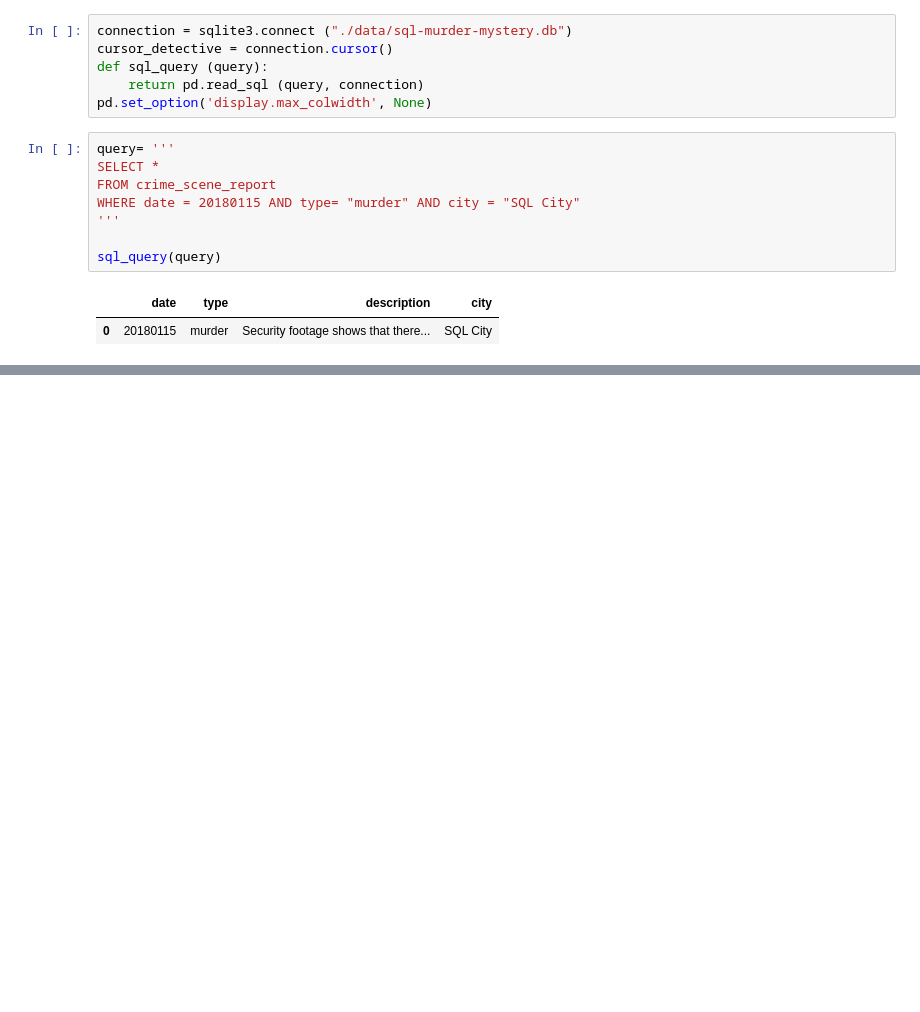
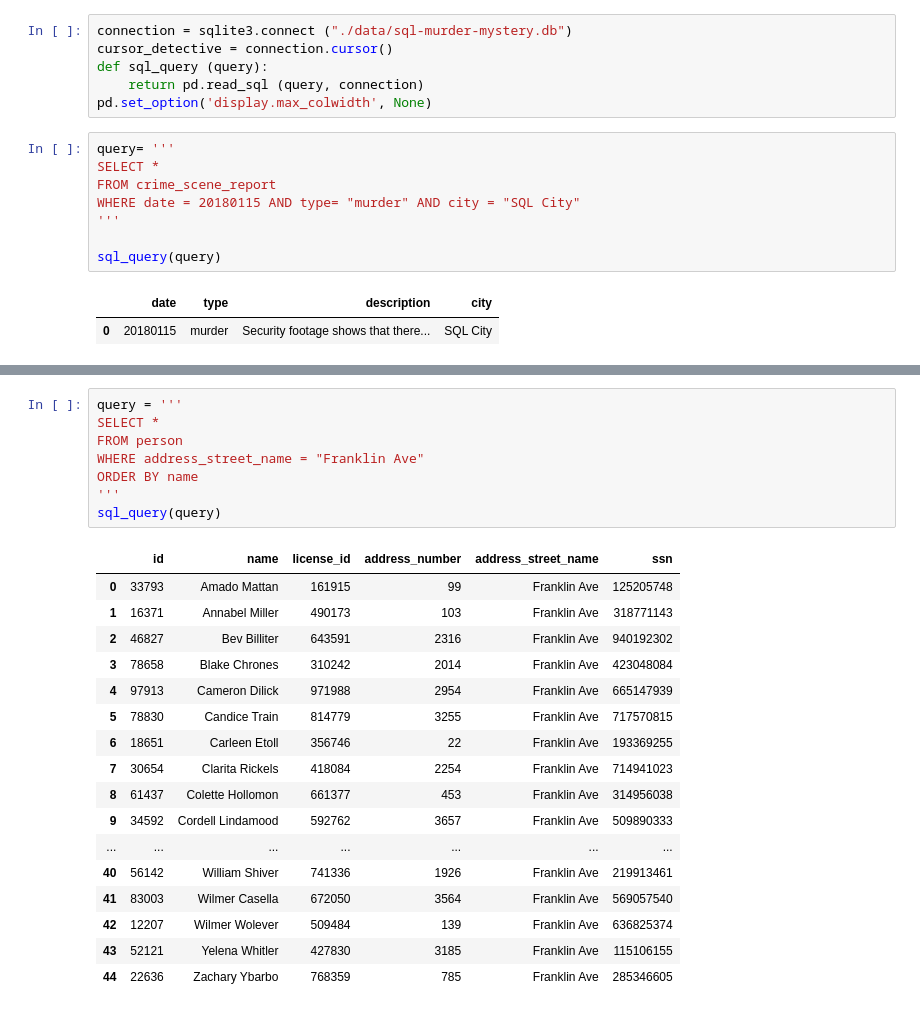
Before and after one commit to javierlopezcervino/DS-ONLINE-JAVIER-LOPEZ, a Jupyter notebook: Team_Challenges/TC_02_Sprint_06_SQL/Parte_I_SQL_Game.ipynb, the cells around one changed output, grey strips where cells are left out. Cells and saved outputs as stored; diff of their text form; blank space fills up the shorter version.

```diff
--- a/Team_Challenges/TC_02_Sprint_06_SQL/Parte_I_SQL_Game.ipynb
+++ b/Team_Challenges/TC_02_Sprint_06_SQL/Parte_I_SQL_Game.ipynb
@@ -61,0 +99,26 @@ sql_query(query)
+# %%
+query = '''
+SELECT *
+FROM person
+WHERE address_street_name = "Franklin Ave"
+ORDER BY name
+'''
+sql_query(query)
+# %% [output]
+|  | id | name | license_id | address_number | address_street_name | ssn |
+| 0 | 33793 | Amado Mattan | 161915 | 99 | Franklin Ave | 125205748 |
+| 1 | 16371 | Annabel Miller | 490173 | 103 | Franklin Ave | 318771143 |
+| 2 | 46827 | Bev Billiter | 643591 | 2316 | Franklin Ave | 940192302 |
+| 3 | 78658 | Blake Chrones | 310242 | 2014 | Franklin Ave | 423048084 |
+| 4 | 97913 | Cameron Dilick | 971988 | 2954 | Franklin Ave | 665147939 |
+| 5 | 78830 | Candice Train | 814779 | 3255 | Franklin Ave | 717570815 |
+| 6 | 18651 | Carleen Etoll | 356746 | 22 | Franklin Ave | 193369255 |
+| 7 | 30654 | Clarita Rickels | 418084 | 2254 | Franklin Ave | 714941023 |
+| 8 | 61437 | Colette Hollomon | 661377 | 453 | Franklin Ave | 314956038 |
+| 9 | 34592 | Cordell Lindamood | 592762 | 3657 | Franklin Ave | 509890333 |
+| ... | ... | ... | ... | ... | ... | ... |
+| 40 | 56142 | William Shiver | 741336 | 1926 | Franklin Ave | 219913461 |
+| 41 | 83003 | Wilmer Casella | 672050 | 3564 | Franklin Ave | 569057540 |
+| 42 | 12207 | Wilmer Wolever | 509484 | 139 | Franklin Ave | 636825374 |
+| 43 | 52121 | Yelena Whitler | 427830 | 3185 | Franklin Ave | 115106155 |
+| 44 | 22636 | Zachary Ybarbo | 768359 | 785 | Franklin Ave | 285346605 |
```
Also changed, not shown: parts of 13 cells of this notebook.
